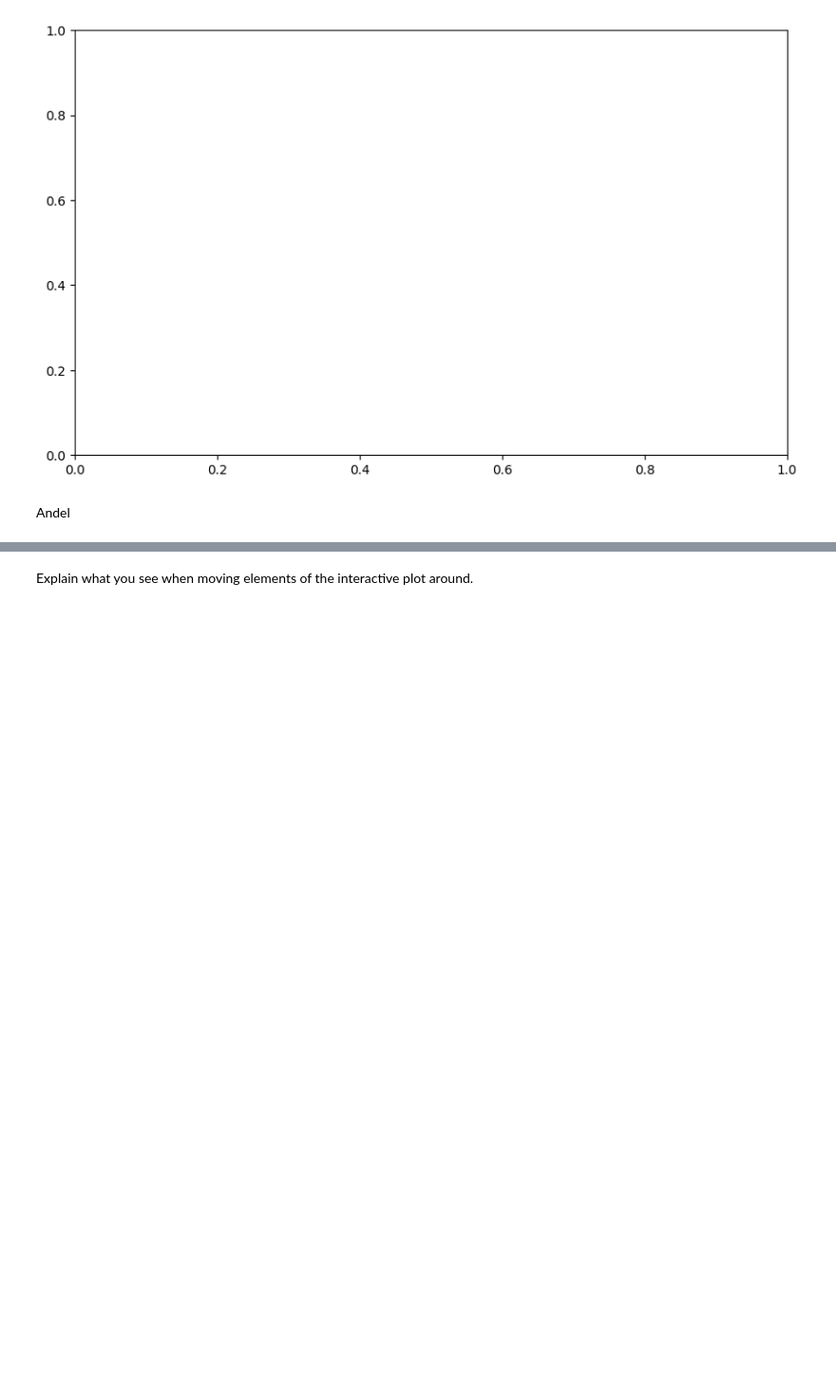
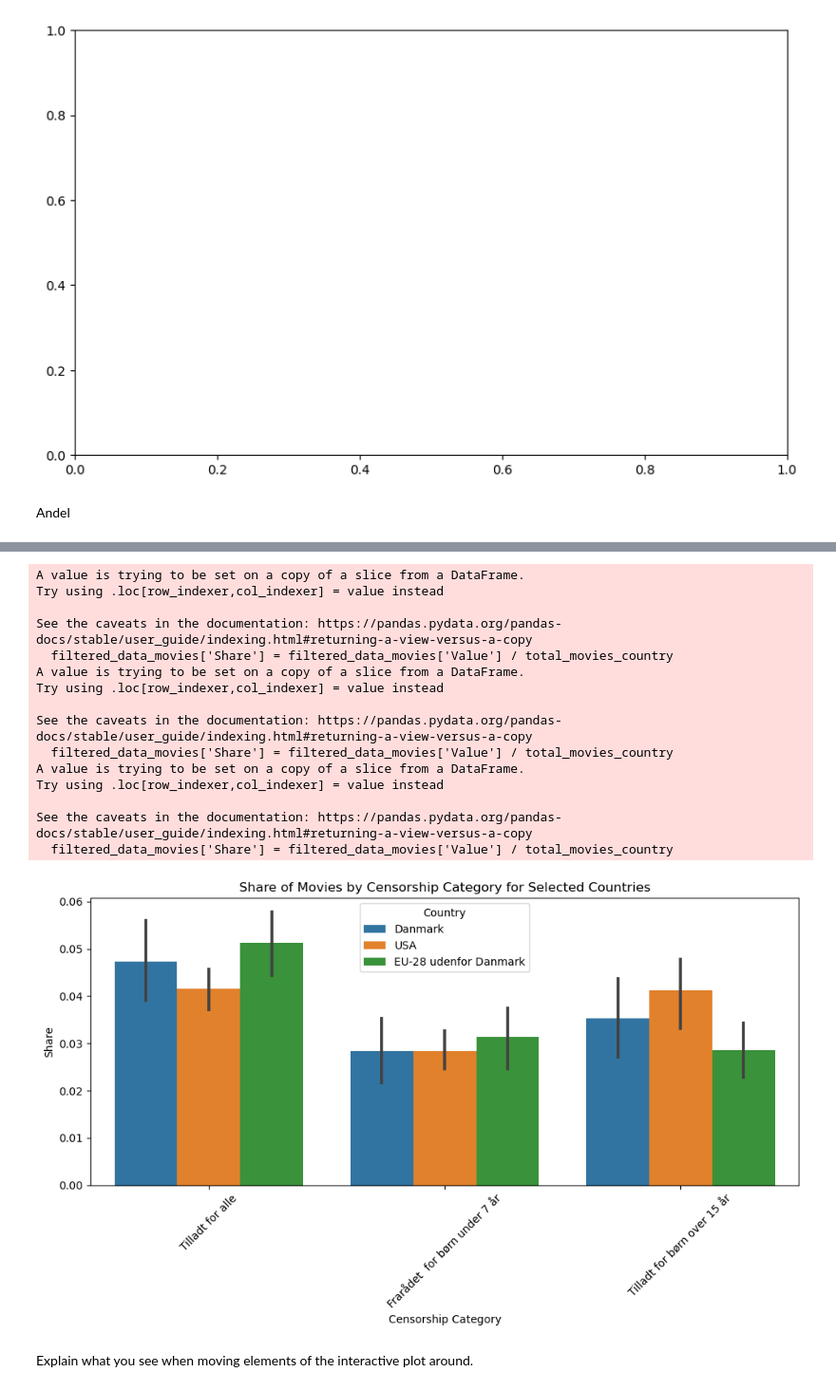
Before and after one commit to NumEconCopenhagen/projects-2024-anna-signe-og-klara, a Jupyter notebook: dataproject/dataproject.ipynb, the cells around one changed output, grey strips where cells are left out. Shown at 95% size. Drawn from its saved outputs; the diff is of its cells as text; code cells hidden in the pictures; blank space fills up the shorter version.

```diff
--- a/dataproject/dataproject.ipynb
+++ b/dataproject/dataproject.ipynb
@@ -407,36 +439,62 @@ Andel
 # %%
 # Fistly we define a list of selected countries
 selected_countries = ['Danmark', 'USA', 'EU-28 udenfor Danmark']
 
 # Then we iterate over selected countries, creating a share in terms of censorship categories for each country
 for country in selected_countries:
     # Filter the data for the current country and type
-    filtered_data_movies = filtered_bio_cencorship[filtered_bio_cencorship['Country'] == country]
-    filtered_data_movies = filtered_bio_cencorship[filtered_bio_cencorship['Type'] == 'Film (antal)']
+    filtered_data_movies = filtered_bio_cencorship[(filtered_bio_cencorship['Country'] == country) & (filtered_bio_cencorship['Type'] == 'Film (antal)')]
+# Create a single plot
+fig, ax = plt.subplots(figsize=(10, 6))
 
-    # Create a new plot for the current country
-    plt.figure(figsize=(12, 8))
-    sns.barplot(data=filtered_data_movies, x='Year', y='Share', hue='Censorship', ci=None)
-    plt.title(f'Movies: Share of Censorship Categories by Year, {country}')
-    plt.xlabel('Year')
-    plt.ylabel('Share')
-    plt.legend(title='Censorship')
-    plt.show()
+# Fistly we define a list of selected countries
+selected_countries = ['Danmark', 'USA', 'EU-28 udenfor Danmark']
 
-#The same as above but for sold tickets
+# Create an empty list to store the filtered dataframes for each country
+filtered_data_per_country = []
+
+# Iterate over selected countries
 for country in selected_countries:
     # Filter the data for the current country and type
-    filtered_data_tickets = filtered_bio_cencorship[filtered_bio_cencorship['Country'] == country]
-    filtered_data_tickets = filtered_bio_cencorship[filtered_bio_cencorship['Type'] == 'Solgte billetter (1.000)']
+    filtered_data_movies = filtered_bio_cencorship[(filtered_bio_cencorship['Country'] == country) & (filtered_bio_cencorship['Type'] == 'Film (antal)')]
 
-    # Create a new plot for the current country
-    plt.figure(figsize=(12, 8))
-    sns.barplot(data=filtered_data_tickets, x='Year', y='Share', hue='Censorship', ci=None)
-    plt.title(f'Tickets sold: Share of Censorship Categories by Year, {country}')
-    plt.xlabel('Year')
-    plt.ylabel('Share')
-    plt.legend(title='Censorship')
-    plt.show()
+    # Calculate the total number of movies for the current country
+    total_movies_country = filtered_data_movies['Value'].sum()
+
+    # Calculate the share of movies for each censorship category
+    filtered_data_movies['Share'] = filtered_data_movies['Value'] / total_movies_country
+
+    # Append the filtered dataframe to the list
+    filtered_data_per_country.append(filtered_data_movies)
+
+# Concatenate the filtered dataframes for all countries
+filtered_data_all_countries = pd.concat(filtered_data_per_country)
+
+# Create the plot
+sns.barplot(data=filtered_data_all_countries, x='Censorship', y='Share', hue='Country', ax=ax)
+ax.set_title('Share of Movies by Censorship Category for Selected Countries')
+ax.set_xlabel('Censorship Category')
+ax.set_ylabel('Share')
+plt.xticks(rotation=45)
+plt.tight_layout()
+plt.show()
+# %% [output]
+A value is trying to be set on a copy of a slice from a DataFrame.
+Try using .loc[row_indexer,col_indexer] = value instead
+
+See the caveats in the documentation: https://pandas.pydata.org/pandas-docs/stable/user_guide/indexing.html#returning-a-view-versus-a-copy
+  filtered_data_movies['Share'] = filtered_data_movies['Value'] / total_movies_country
+A value is trying to be set on a copy of a slice from a DataFrame.
+Try using .loc[row_indexer,col_indexer] = value instead
+
+See the caveats in the documentation: https://pandas.pydata.org/pandas-docs/stable/user_guide/indexing.html#returning-a-view-versus-a-copy
+  filtered_data_movies['Share'] = filtered_data_movies['Value'] / total_movies_country
+A value is trying to be set on a copy of a slice from a DataFrame.
+Try using .loc[row_indexer,col_indexer] = value instead
+
+See the caveats in the documentation: https://pandas.pydata.org/pandas-docs/stable/user_guide/indexing.html#returning-a-view-versus-a-copy
+  filtered_data_movies['Share'] = filtered_data_movies['Value'] / total_movies_country
+[figure, added]
 # %% [markdown]
 Explain what you see when moving elements of the interactive plot around.
 # %% [markdown]
```
Also changed, not shown: parts of 2 cells of this notebook, 1 other file.
